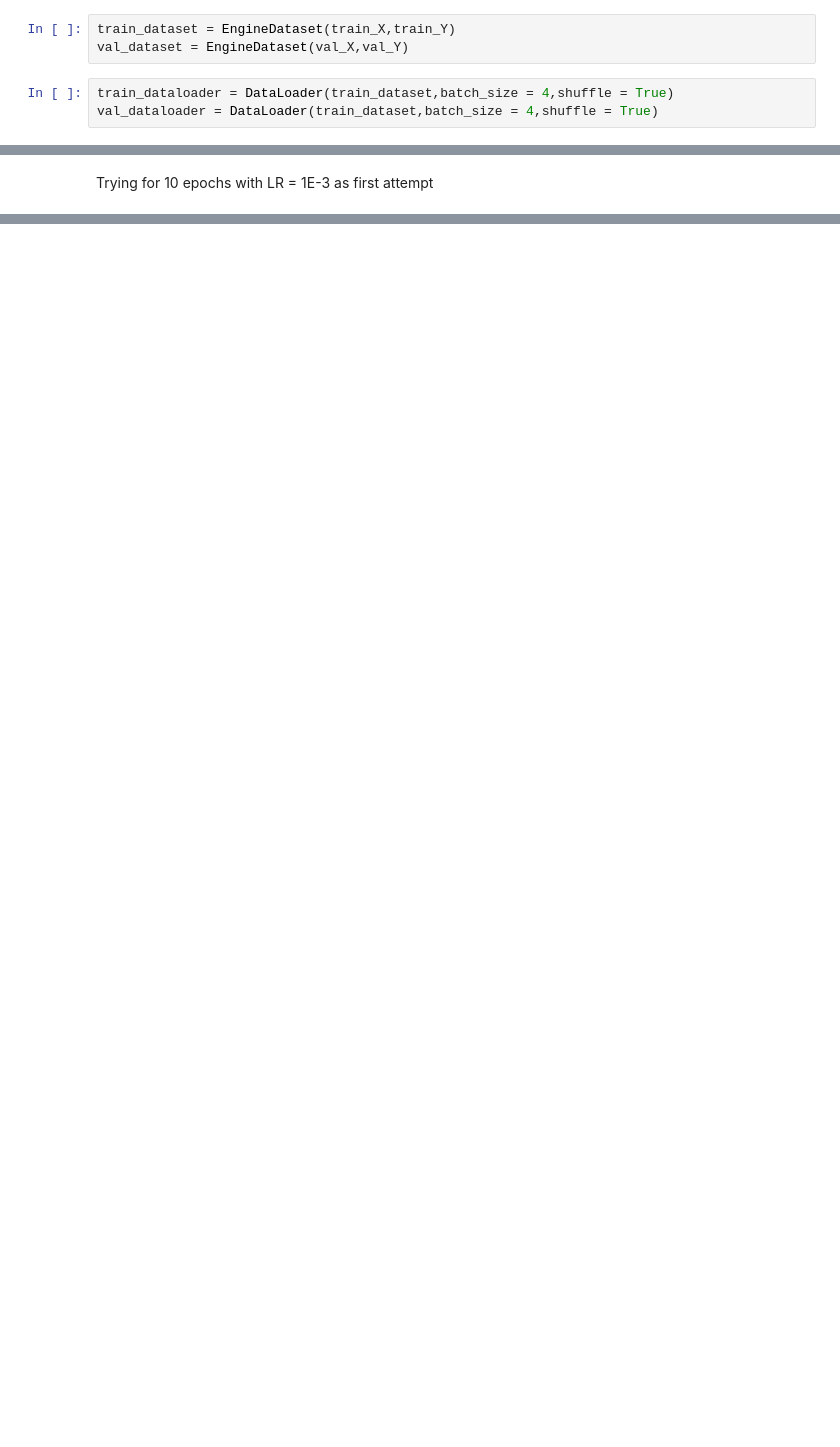
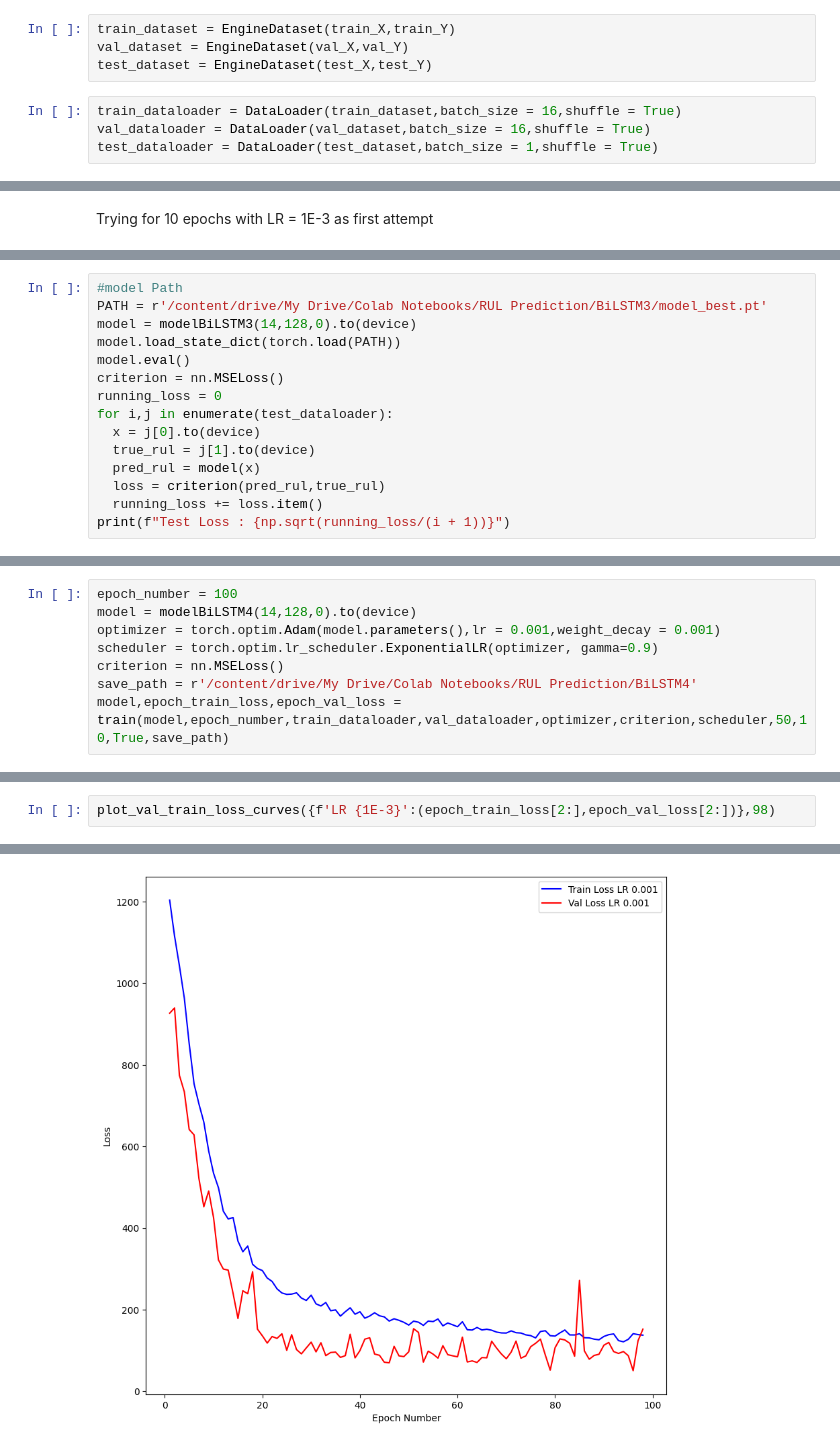
Before and after one commit to Pasindu19970808/RemainingUsefulLifePrediction, a Jupyter notebook: RUL_Prediction.ipynb, the cells around one changed output, grey strips where cells are left out. Drawn from its saved outputs; the diff is of its cells as text; blank space fills up the shorter version.

```diff
--- a/RUL_Prediction.ipynb
+++ b/RUL_Prediction.ipynb
@@ -177,9 +246,11 @@ class EngineDataset(Dataset):
 # %%
 train_dataset = EngineDataset(train_X,train_Y)
 val_dataset = EngineDataset(val_X,val_Y)
+test_dataset = EngineDataset(test_X,test_Y)
 # %%
-train_dataloader = DataLoader(train_dataset,batch_size = 4,shuffle = True)
-val_dataloader = DataLoader(train_dataset,batch_size = 4,shuffle = True)
+train_dataloader = DataLoader(train_dataset,batch_size = 16,shuffle = True)
+val_dataloader = DataLoader(val_dataset,batch_size = 16,shuffle = True)
+test_dataloader = DataLoader(test_dataset,batch_size = 1,shuffle = True)
 # %%
 complete_ds.shape
 # %% [output]
@@ -263,0 +554,15 @@ model,epoch_loss,val_loss = train(model,epoch_number,train_dataloader,val_datalo
+# %%
+#model Path
+PATH = r'/content/drive/My Drive/Colab Notebooks/RUL Prediction/BiLSTM3/model_best.pt'
+model = modelBiLSTM3(14,128,0).to(device)
+model.load_state_dict(torch.load(PATH))
+model.eval()
+criterion = nn.MSELoss()
+running_loss = 0
+for i,j in enumerate(test_dataloader):
+  x = j[0].to(device)
+  true_rul = j[1].to(device)
+  pred_rul = model(x)
+  loss = criterion(pred_rul,true_rul)
+  running_loss += loss.item()
+print(f"Test Loss : {np.sqrt(running_loss/(i + 1))}")
@@ -263,0 +613,8 @@ model,epoch_loss,val_loss = train(model,epoch_number,train_dataloader,val_datalo
+# %%
+epoch_number = 100
+model = modelBiLSTM4(14,128,0).to(device)
+optimizer = torch.optim.Adam(model.parameters(),lr = 0.001,weight_decay = 0.001)
+scheduler = torch.optim.lr_scheduler.ExponentialLR(optimizer, gamma=0.9)
+criterion = nn.MSELoss()
+save_path = r'/content/drive/My Drive/Colab Notebooks/RUL Prediction/BiLSTM4'
+model,epoch_train_loss,epoch_val_loss = train(model,epoch_number,train_dataloader,val_dataloader,optimizer,criterion,scheduler,50,10,True,save_path)
@@ -263,0 +639,3 @@ model,epoch_loss,val_loss = train(model,epoch_number,train_dataloader,val_datalo
+# %%
+plot_val_train_loss_curves({f'LR {1E-3}':(epoch_train_loss[2:],epoch_val_loss[2:])},98)
+# %% [output]
@@ -263,0 +643 @@ model,epoch_loss,val_loss = train(model,epoch_number,train_dataloader,val_datalo
+[figure, added]
```
Also changed, not shown: parts of 53 cells of this notebook.
